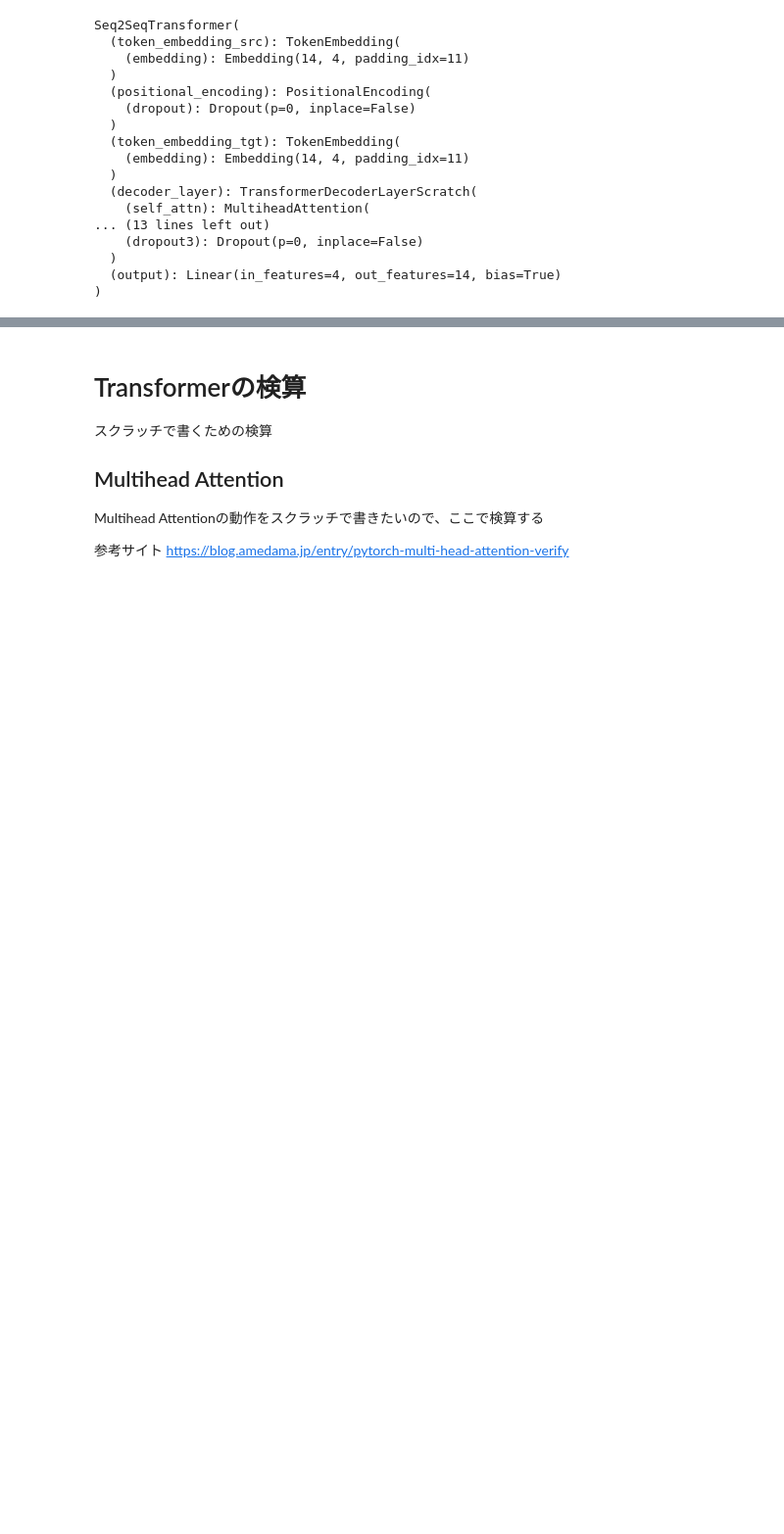
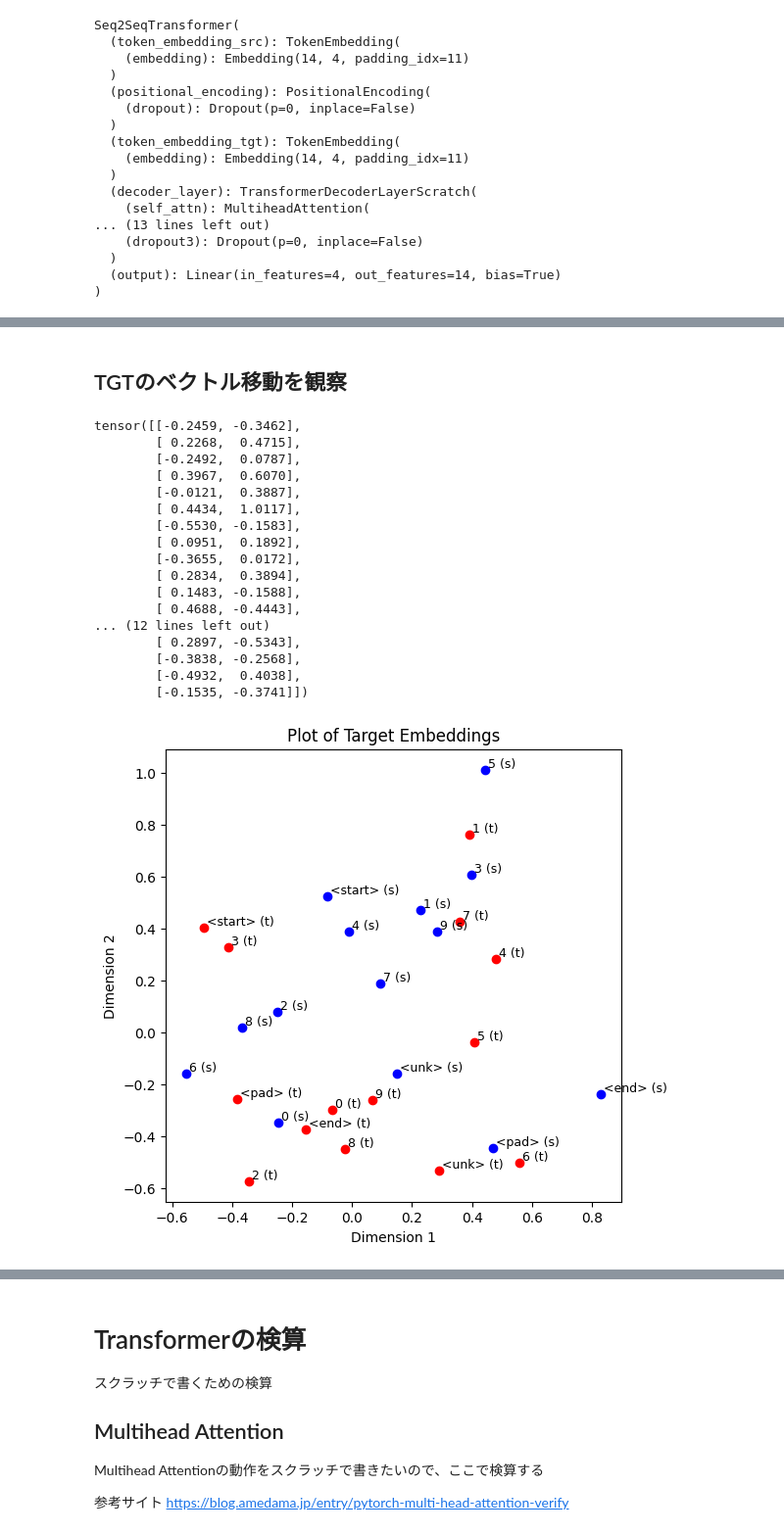
Before and after one commit to AriRyo/transformer-ansys, a Jupyter notebook: FomulaBEAT/tf_math03-2.ipynb, the cells around one changed output, grey strips where cells are left out. Shown at 98% size. Cells and saved outputs as stored; diff of their text form; code cells hidden in the pictures; blank space fills up the shorter version.

```diff
--- a/FomulaBEAT/tf_math03-2.ipynb
+++ b/FomulaBEAT/tf_math03-2.ipynb
@@ -778,3 +1236,74 @@ def positional_encoding(tensor: Tensor, maxlen=5000):
+# %% [markdown]
+## TGTのベクトル移動を観察
+# %%
+import numpy as np
+embedding_src_cpu_01dim = embedding_src_weight.cpu().detach()[: , :2]
+embedding_tgt_cpu_01dim = embedding_tgt_weight.cpu().detach()[: , :2]
+print(embedding_src_cpu_01dim)
+print(embedding_tgt_cpu_01dim)
+
+reverse_vocab_src = {idx: token for token, idx in vocab_src.items()}
+reverse_vocab_tgt = {idx: token for token, idx in vocab_tgt.items()}
+
+def plot_embedding_tgt_2d(ys=None, tgt_embed=None, src=None, title="Target Embeddings"):
+    plt.figure(figsize=(6, 6))
+
+    # src
+    for i, (x, y) in enumerate(embedding_src_cpu_01dim):
+        label = reverse_vocab_src[i] + " (s)"
+        plt.scatter(x, y, color='blue')
+        plt.text(x + 0.01, y + 0.01, label, fontsize=9)
+    # tgt
+    for i, (x, y) in enumerate(embedding_tgt_cpu_01dim):
+        label = reverse_vocab_tgt[i] + " (t)"
+        plt.scatter(x, y, color='red')
+        plt.text(x + 0.01, y + 0.01, label, fontsize=9)
+
+    if tgt_embed is not None:
+        tgt_embed = tgt_embed.detach().cpu().numpy()
+        print(tgt_embed)
+        print(tgt_embed.shape)
+        if len(tgt_embed.shape) > 2:
+            if tgt_embed.shape[0] == 1:
+                tgt_embed = np.squeeze(tgt_embed, axis=0)
+            elif tgt_embed.shape[1] == 1:
+                tgt_embed = np.squeeze(tgt_embed, axis=1)
+        tgt_embed_2d = tgt_embed[:, :2]
+        print(tgt_embed_2d)
+        for i, (x, y) in enumerate(tgt_embed_2d):
+            if src is not None:
+                label = convert_indexes_to_list(src.squeeze(1).tolist(), vocab_src)[i] + " (s)"
+            else:
+                label = convert_indexes_to_list(ys.squeeze(1).tolist(), vocab_tgt)[i] + " (t)"
+            plt.scatter(x, y, color='green', s=100, marker='x')
+            plt.text(x + 0.01, y + 0.01, label, fontsize=9)
+
+    plt.title(f"Plot of {title}")
+    plt.xlabel("Dimension 1")
+    plt.ylabel("Dimension 2")
+    plt.show()
+
+
+plot_embedding_tgt_2d()
+# %% [output]
+tensor([[-0.2459, -0.3462],
+        [ 0.2268,  0.4715],
+        [-0.2492,  0.0787],
+        [ 0.3967,  0.6070],
+        [-0.0121,  0.3887],
+        [ 0.4434,  1.0117],
+        [-0.5530, -0.1583],
+        [ 0.0951,  0.1892],
+        [-0.3655,  0.0172],
+        [ 0.2834,  0.3894],
+        [ 0.1483, -0.1588],
+        [ 0.4688, -0.4443],
+... (12 lines left out)
+        [ 0.2897, -0.5343],
+        [-0.3838, -0.2568],
+        [-0.4932,  0.4038],
+        [-0.1535, -0.3741]])
+[figure, added]
 # %%
 
 # 翻訳処理を実行
```
Also changed, not shown: parts of 15 cells of this notebook, 3 other files.
